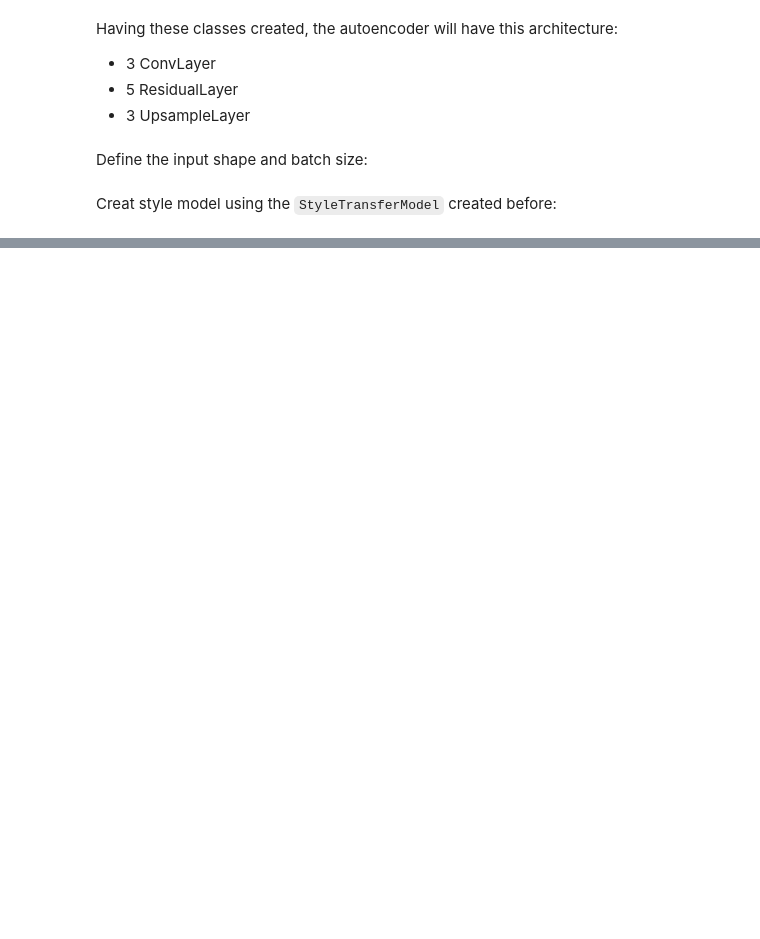
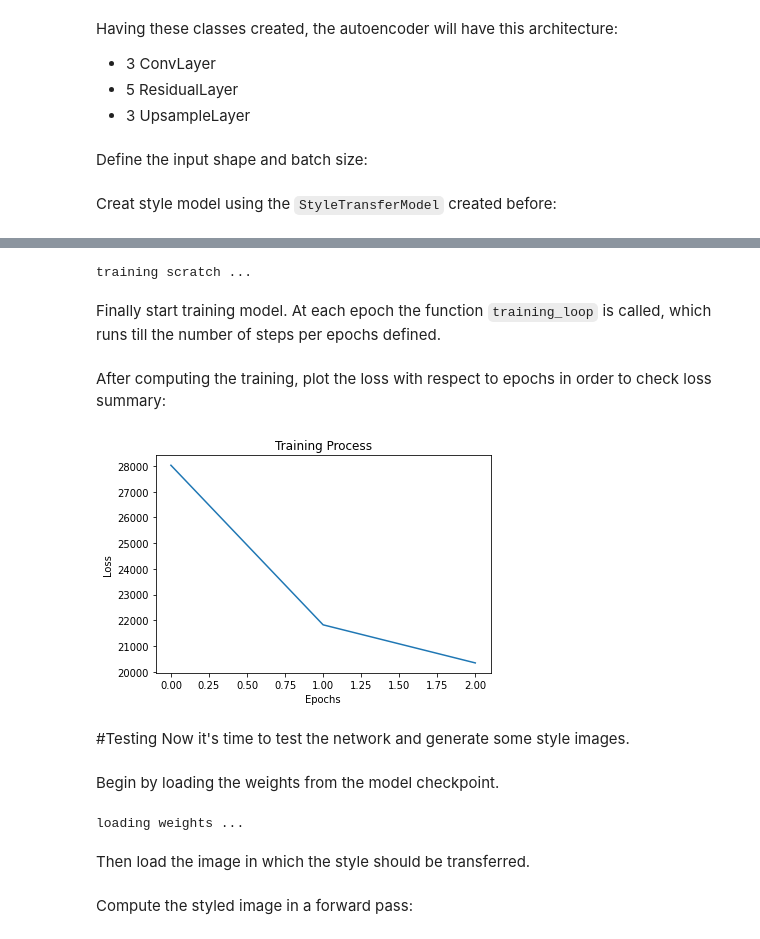
Before and after one commit to Simodiri/Vision-Perception, a Jupyter notebook: Fast_Style_Transfer.ipynb, the cells around one changed output, grey strips where cells are left out. Saved outputs shown, nothing was run; the diff lists cells and outputs as text; code cells hidden in the pictures; blank space fills up the shorter version.

```diff
--- a/Fast_Style_Transfer.ipynb
+++ b/Fast_Style_Transfer.ipynb
@@ -333,0 +989,5 @@ style_model.print_shape(tf.zeros(shape=(1,*input_shape))) #check input shape and
+# %%
+model_save_path="../gdrive/My Drive"
+top_folder_name="scream"
+save_path=os.path.join(model_save_path,top_folder_name)
+print(save_path)
@@ -333,0 +1012,50 @@ style_model.print_shape(tf.zeros(shape=(1,*input_shape))) #check input shape and
+# %%
+if os.path.isfile(os.path.join(save_path, "model_checkpoint.ckpt7.index")):
+    style_model.load_weights(os.path.join(save_path, "model_checkpoint.ckpt7"))
+    print("resuming training ...")
+else:
+    print("training scratch ...")
+# %% [output]
+training scratch ...
+# %% [markdown]
+Finally start training model. At each epoch the function `training_loop` is called, which runs till the number of steps per epochs defined.
+# %%
+epoch_losses=[]
+for epoch in range(1,epochs+1):
+    print(f"epoch: {epoch}")
+    batch_loss=training_loop(train_dataset,style_activations,steps_per_epochs_train,style_model,loss_model,optimizer,save_path,content_weight,
+        style_weight,
+        total_variation_weight,
+        content_layers_weights,
+        style_layers_weights)
+    style_model.save_weights(os.path.join(save_path,"model_checkpoint.ckpt7"))
+    print("Model Checkpointed at: ",os.path.join(save_path,"model_checkpoint.ckpt7"))
+    print(f"loss: {batch_loss.numpy()}")
+    epoch_losses.append(batch_loss)
+# %% [markdown]
+After computing the training, plot the loss with respect to epochs in order to check loss summary:
+# %%
+plt.plot(epoch_losses)
+plt.xlabel("Epochs")
+plt.ylabel("Loss")
+plt.title("Training Process")
+plt.show()
+# %% [output]
+[figure, added]
+# %% [markdown]
+#Testing
+Now it's time to test the network and generate some style images.
+# %% [markdown]
+
+
+Begin by loading the weights from the model checkpoint.
+# %%
+if os.path.isfile(os.path.join(save_path, "model_checkpoint.ckpt7.index")):
+    style_model.load_weights(os.path.join(save_path, "model_checkpoint.ckpt7"))
+    print("loading weights ...")
+else:
+    print("no weights found ...")
+# %% [output]
+loading weights ...
+# %% [markdown]
+Then load the image in which the style should be transferred.
@@ -333,0 +1070,2 @@ style_model.print_shape(tf.zeros(shape=(1,*input_shape))) #check input shape and
+# %% [markdown]
+Compute the styled image in a forward pass:
```
Also changed, not shown: parts of 55 cells of this notebook.
